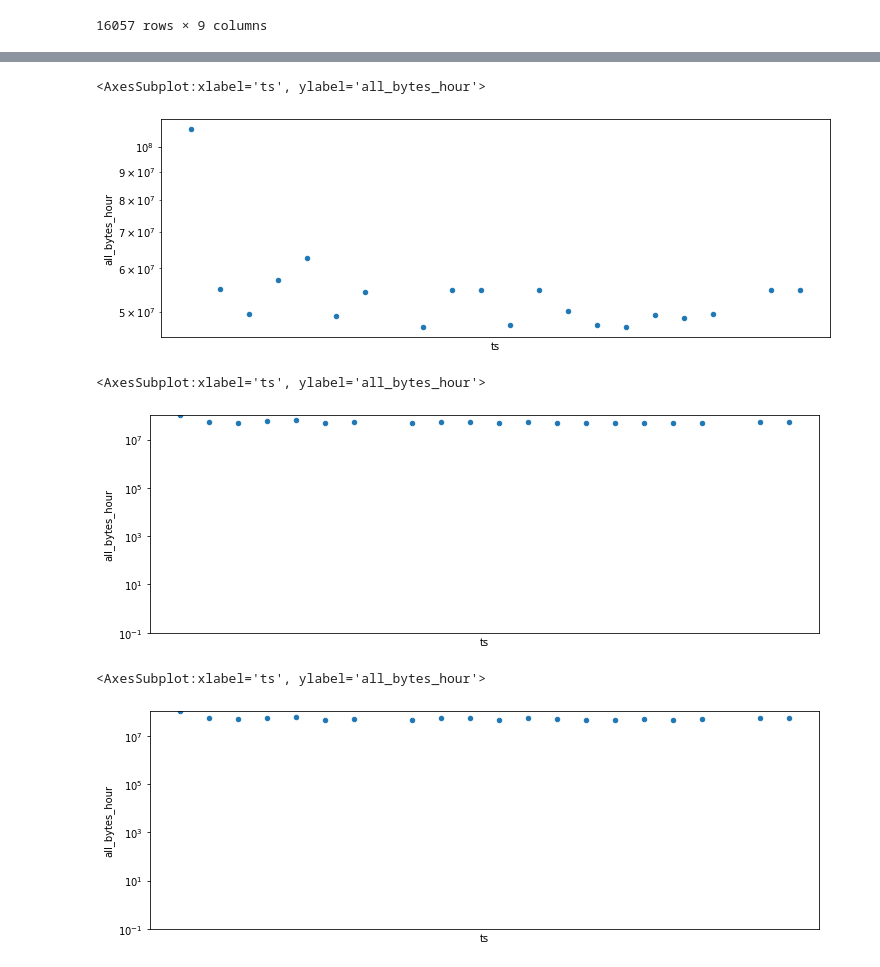
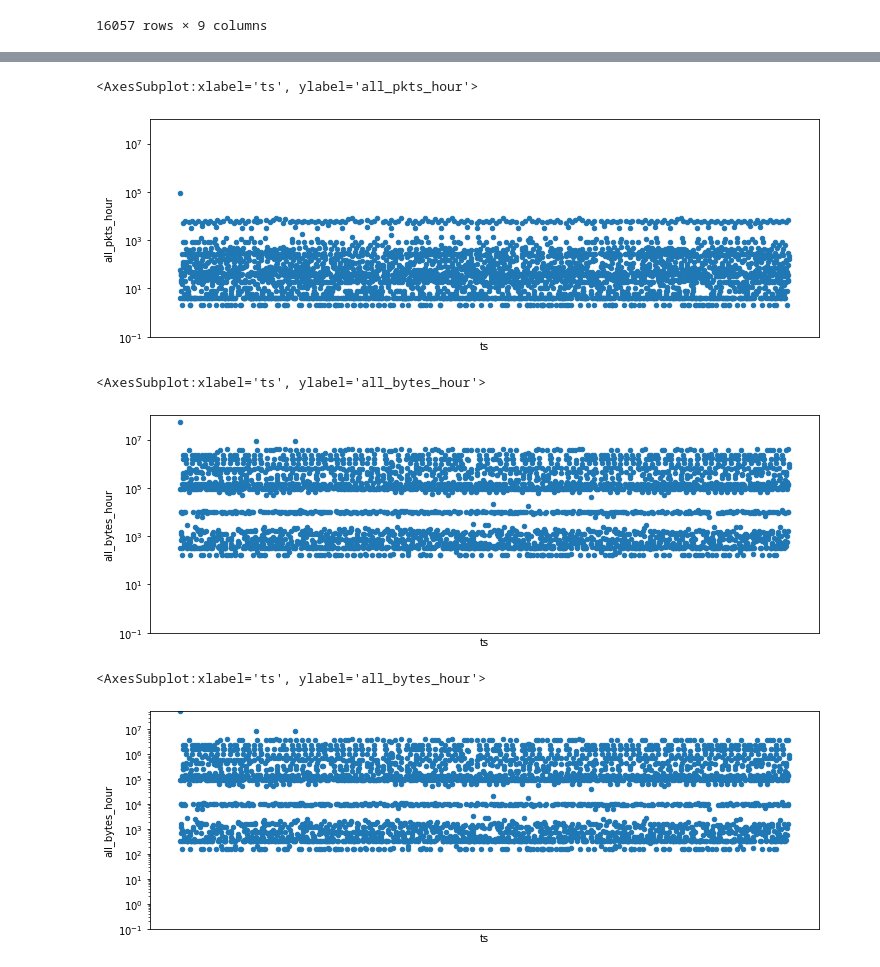
Before and after one commit to threathunternotebook/python-scripts, a Jupyter notebook: zeek_beacon.ipynb, the cells around one changed output, grey strips where cells are left out. Cells and saved outputs as stored; diff of their text form; code cells hidden in the pictures.

```diff
--- a/zeek_beacon.ipynb
+++ b/zeek_beacon.ipynb
@@ -30,7 +30,7 @@ class SSHCommand:
         session.disconnect()
         return result.decode('ascii')
 # %%
-ssh = SSHCommand(address='192.168.1.10', username='admin', password='password')
+ssh = SSHCommand(address='172.16.1.17', username='venator', password='cpt701cpt701')
 result = ssh.execute('echo -e \"timestamp,duration,orig_bytes,resp_bytes,orig_pkts,resp_pkts\" && zcat /nsm/zeek/logs/2022-08-17//conn.* | jq -j \'select(.conn_state == \"SF\") | .[\"ts\"], \",\", .[\"duration\"], \",\", .[\"orig_bytes\"], \",\", .[\"resp_bytes\"], \",\", .[\"orig_pkts\"], \",\", .[\"resp_pkts\"], \"\n\"\' | awk -F \":\" \'{print $1,$3}\'')
 # %%
 from io import StringIO
@@ -70,11 +70,7 @@ import datetime
 def string_to_df(data):
     return pd.read_csv(StringIO(data), sep=",")
 
-#print(result)
-#df = string_to_df(result)
-
 ts2 = df['timestamp'].iloc[0] # Get the first timestamp of the log
-#orig_ip = df['id.orig_h'].iloc[0]
 
 test = "ts,all_pkts_hour,all_bytes_hour\n"
 ts_index = 0
@@ -85,15 +81,11 @@ df_pkts = pd.DataFrame(columns=["ts","all_pkts_hour","all_bytes_hour"])
 for index,value in df['timestamp'].sort_values().items():
     ts1 = value
     ts_count = value
-    if ts_count >= ts2 + 3600: # if the value of the current timestamp is 3600 seconds (1 hour) equal to or greater than the previous timestamp
+    if ts_count >= ts2 + 10: # if the value of the current timestamp is 3600 seconds (1 hour) equal to or greater than the previous timestamp
         all_pkts_hour = all_pkts_hour + df['all_pkts'].iloc[index] # get total packet count for this index
         all_bytes_hour = all_bytes_hour + df['all_bytes'].iloc[index]
-#        all_bytes = all_bytes + df['all_bytes'].iloc[index] # get total byte count for this index
-#        all_pkts_hour = all_pkts # set total packets for the hour
-#        print(all_pkts)
         epoch_time = ts1
         datetime_time = datetime.datetime.fromtimestamp(epoch_time) # create ISO date from epoch_time
-#        print(datetime_time,"\t",all_pkts)
         test += str(datetime_time) + ',' + str(all_pkts_hour) + ',' + str(all_bytes_hour) + '\n' #build list for pandas array
         all_pkts_hour = 0
         all_bytes_hour = 0
@@ -101,12 +93,6 @@ for index,value in df['timestamp'].sort_values().items():
     else: # else if the current timestamp is less than 3600 seconds than the previous timestamp
         all_pkts_hour = all_pkts_hour + df['all_pkts'].iloc[index] #increment origpkts
         all_bytes_hour = all_bytes_hour + df['all_bytes'].iloc[index] # increment respPkts
-#        all_pkts = all_pkts + respPkts + origPkts # add origPkts and respPkts to all_pkts
-#        print(all_pkts)
-#        origPkts = 0
-#        respPkts = 0
 
 df_pkts = pd.read_csv(StringIO(str(test)), sep=",")
-#print(test)
-#print(df_pkts)
 # %%
@@ -118,19 +112,19 @@ df_pkts.plot(x="ts", y="all_pkts_hour", kind="bar", figsize=(12,4), ylim=(0.1,MA
 # %%
-df_pkts.plot(x="ts", y="all_bytes_hour", kind="scatter", logy=True, use_index=False, xticks=[], figsize=(12,4))
+df_pkts.plot(x="ts", y="all_pkts_hour", kind="scatter", logy=True, use_index=False, xticks=[], figsize=(12,4), ylim=(0.1,1*100000000))
 # %% [output]
-<AxesSubplot:xlabel='ts', ylabel='all_bytes_hour'>
+<AxesSubplot:xlabel='ts', ylabel='all_pkts_hour'>
-[figure, old version]
+[figure, new version]
 # %%
 df_pkts.plot(x="ts", y="all_bytes_hour", kind="scatter", logy=True, use_index=False, xticks=[], figsize=(12,4), ylim=(0.1,1*100000000))
 # %% [output]
 <AxesSubplot:xlabel='ts', ylabel='all_bytes_hour'>
-[figure, old version]
+[figure, new version]
 # %%
 MAX_Y =  (df_pkts.loc[:, 'all_bytes_hour']).max()
 df_pkts.plot(x="ts", y="all_bytes_hour", kind="scatter", logy=True, use_index=False, xticks=[], figsize=(12,4), ylim=(0.1,MAX_Y))
 # %% [output]
 <AxesSubplot:xlabel='ts', ylabel='all_bytes_hour'>
-[figure, old version]
+[figure, new version]
 # %%
 import numpy as np
 packets = df_pkts.loc[:, 'all_pkts_hour']
```
Also changed, not shown: parts of 8 cells of this notebook.
